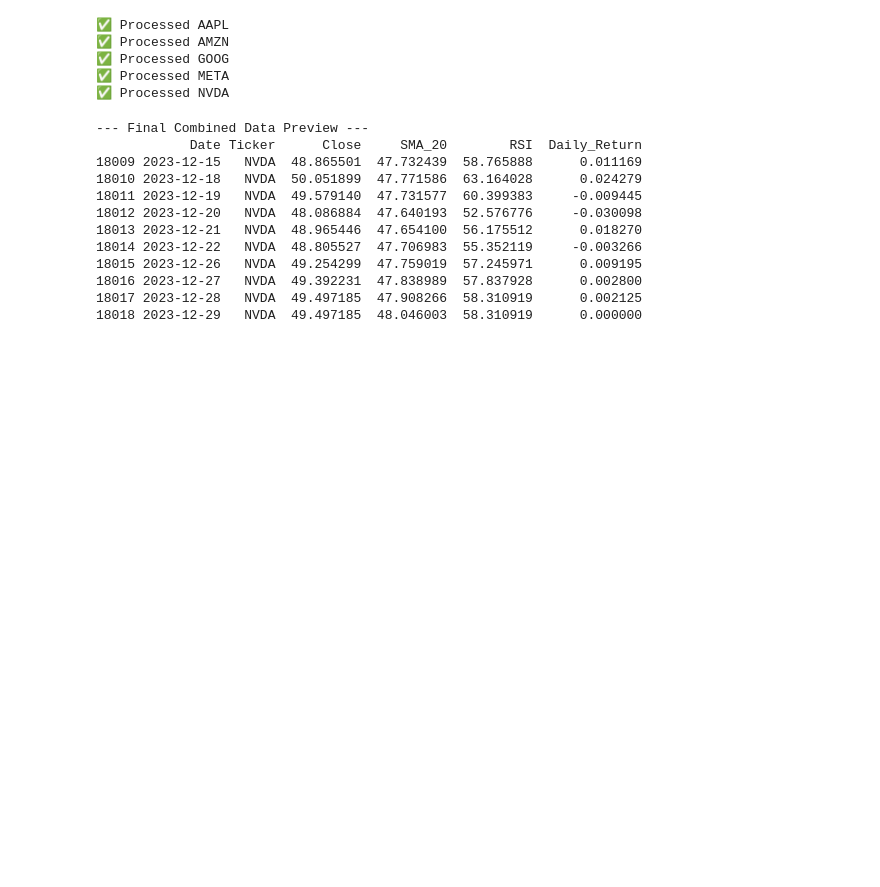
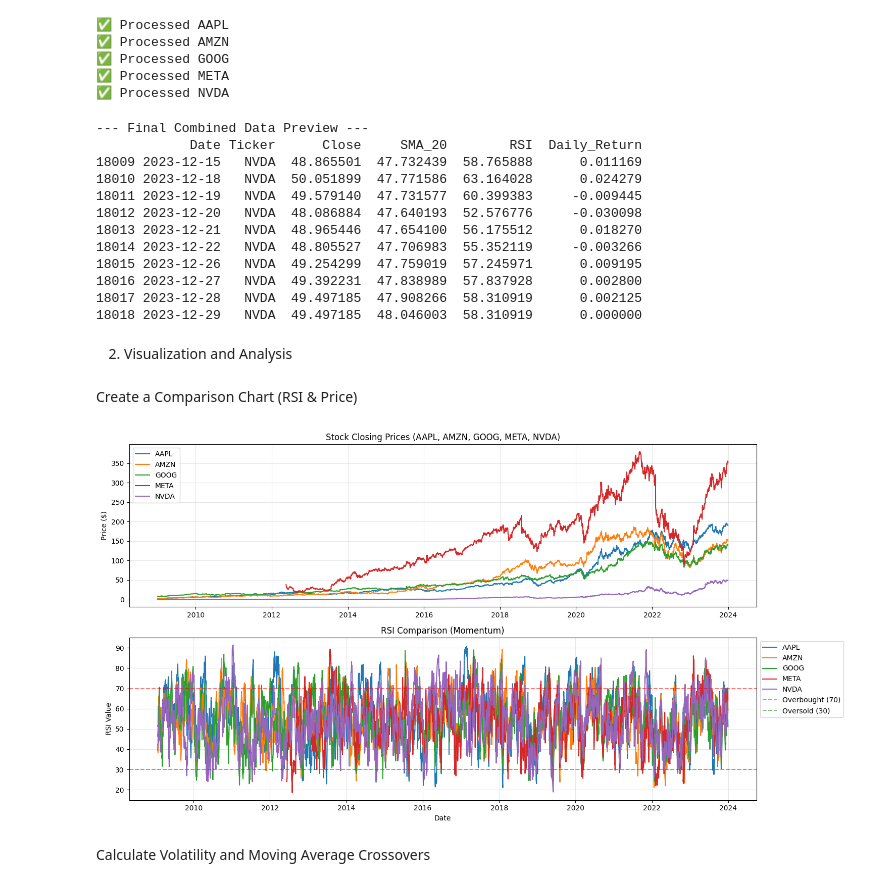
Before and after one commit to hk12214/news-sentiment-analysis, a Jupyter notebook: notebooks/technical_analysis.ipynb, the cells around one changed output. Drawn from its saved outputs; the diff is of its cells as text; code cells hidden in the pictures; blank space fills up the shorter version.

Commit message:
feat: add RSI visualization and rolling volatility metrics for Task 2

```diff
--- a/notebooks/technical_analysis.ipynb
+++ b/notebooks/technical_analysis.ipynb
@@ -68,3 +68,47 @@ print(df_final[['Date', 'Ticker', 'Close', 'SMA_20', 'RSI', 'Daily_Return']].tai
 18016 2023-12-27   NVDA  49.392231  47.838989  57.837928      0.002800
 18017 2023-12-28   NVDA  49.497185  47.908266  58.310919      0.002125
 18018 2023-12-29   NVDA  49.497185  48.046003  58.310919      0.000000
+# %% [markdown]
+2. Visualization and Analysis
+# %% [markdown]
+Create a Comparison Chart (RSI & Price)
+# %%
+def plot_stock_trends(df):
+    plt.figure(figsize=(15, 8))
+
+    # Plot 1: Closing Prices
+    plt.subplot(2, 1, 1)
+    for ticker in df['Ticker'].unique():
+        subset = df[df['Ticker'] == ticker]
+        plt.plot(subset['Date'], subset['Close'], label=ticker)
+    plt.title('Stock Closing Prices (AAPL, AMZN, GOOG, META, NVDA)')
+    plt.ylabel('Price ($)')
+    plt.legend()
+    plt.grid(True, alpha=0.3)
+
+    # Plot 2: RSI Comparison
+    plt.subplot(2, 1, 2)
+    for ticker in df['Ticker'].unique():
+        subset = df[df['Ticker'] == ticker]
+        plt.plot(subset['Date'], subset['RSI'], label=ticker)
+
+    # Add RSI threshold lines
+    plt.axhline(70, color='red', linestyle='--', alpha=0.5, label='Overbought (70)')
+    plt.axhline(30, color='green', linestyle='--', alpha=0.5, label='Oversold (30)')
+
+    plt.title('RSI Comparison (Momentum)')
+    plt.ylabel('RSI Value')
+    plt.xlabel('Date')
+    plt.legend(loc='upper left', bbox_to_anchor=(1, 1))
+    plt.grid(True, alpha=0.3)
+
+    plt.tight_layout()
+    plt.savefig('stock_technical_analysis.png') # Save for your report
+    plt.show()
+
+# Run the plot function
+plot_stock_trends(df_final)
+# %% [output]
+[figure, added]
+# %% [markdown]
+Calculate Volatility and Moving Average Crossovers
```
Also changed, not shown: parts of 2 cells of this notebook, 1 other file.
